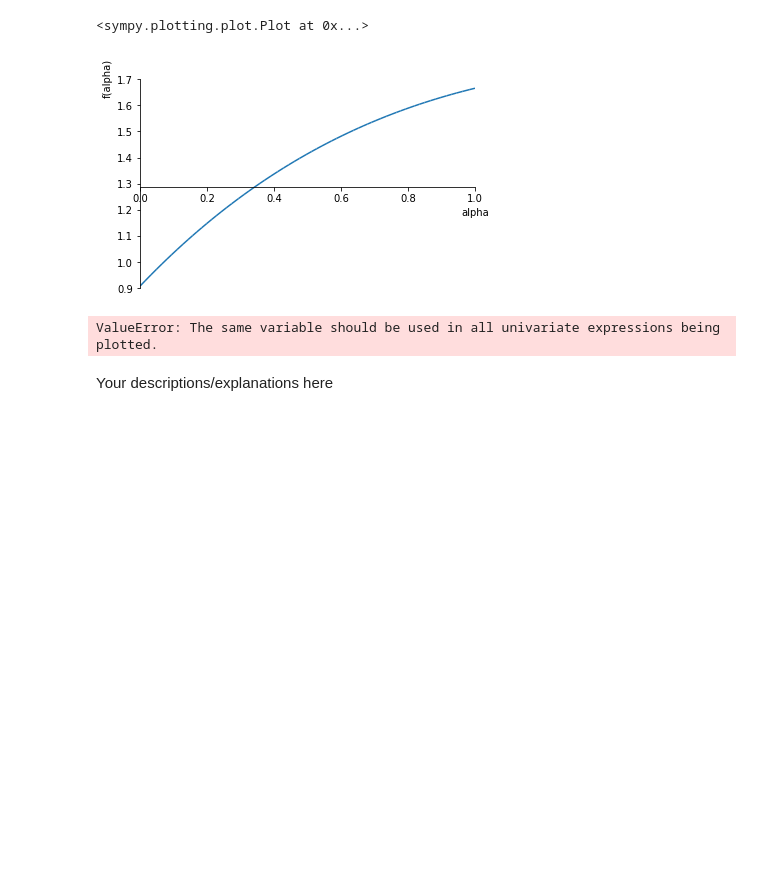
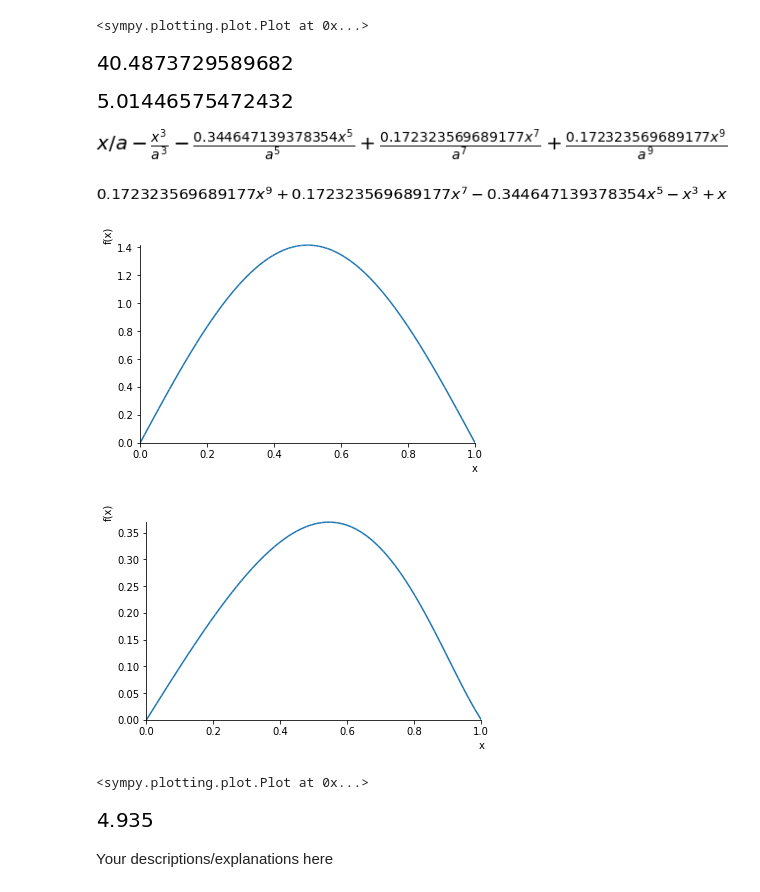
Before and after one commit to sju-chem264-2019/10-3-19-lecture-Yekaterina25, a Jupyter notebook: variational-principle.ipynb, the cells around one changed output. Cells and saved outputs as stored; diff of their text form; code cells hidden in the pictures; blank space fills up the shorter version.

```diff
--- a/variational-principle.ipynb
+++ b/variational-principle.ipynb
@@ -149,9 +147,36 @@ ex
+# %%
+enervalue1=energy.subs(alpha, -5.74056996334359)
+enervalue1
+# %% [output]
+[figure, added]
+# %%
+enervalue2=energy.subs(alpha, -0.344647139378354)
+enervalue2
+# %% [output]
+[figure, added]
+# %%
+expr1sub=expr1.subs(alpha, -0.344647139378354 )
+expr1sub
+# %% [output]
+[figure, added]
+# %%
+expr1subfora=expr1sub.subs(a,1)
+expr1subfora
+# %% [output]
+[figure, added]
 # %%
-groundparticle=2**0.5*sym.sin(n*sym.pi*x)
+groundparticle=2**0.5*sym.sin(sym.pi*x)
 sym.plot(groundparticle, (x,0,1))
+sym.plot(expr1subfora, (x,0,1))
 # %% [output]
-[figure, old version]
+[figure, new version]
+[figure, added]
-ValueError: The same variable should be used in all univariate expressions being plotted.
+<sympy.plotting.plot.Plot at 0x...>
+# %%
+ActualE=(sym.pi**2/2)
+ActualE.evalf(4)
+# %% [output]
+[figure, added]
 # %% [markdown]
 Your descriptions/explanations here
 # %% [markdown]
```
Also changed, not shown: parts of 1 cell of this notebook.
